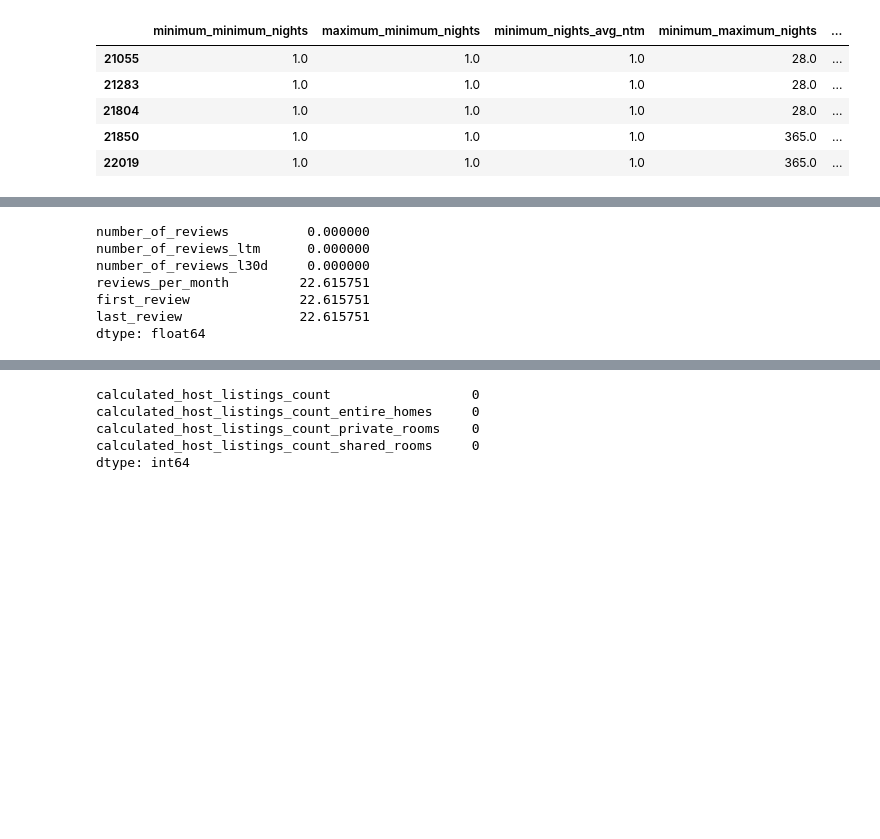
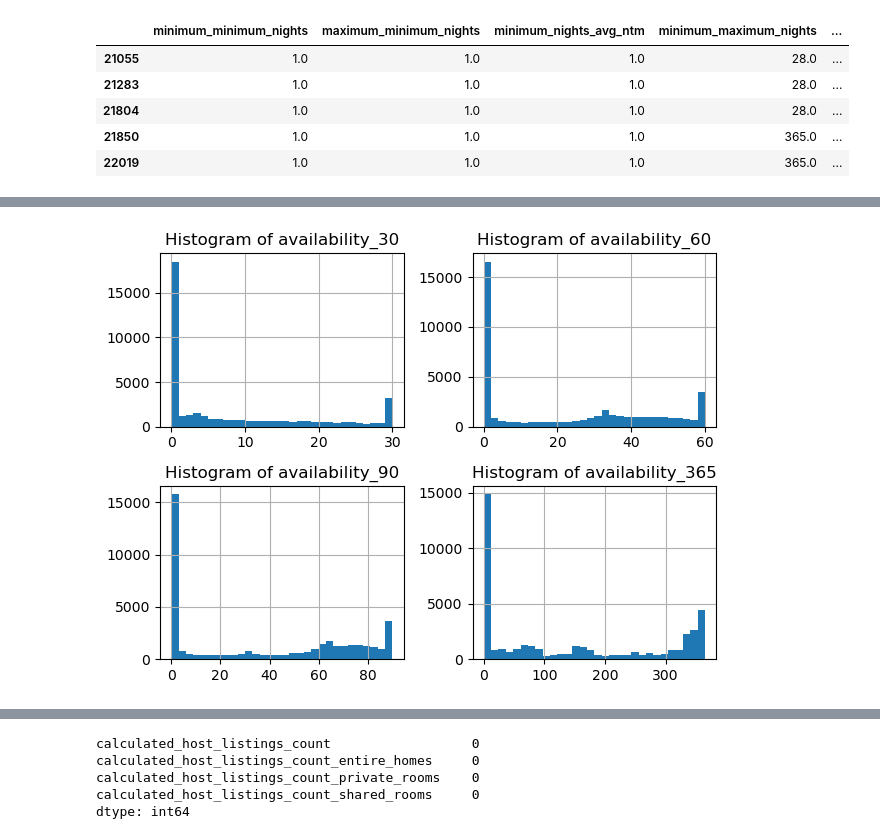
Before and after one commit to harryh5427/AirBnB_Pricing, a Jupyter notebook: AirBnB_Pricing.ipynb, the cells around one changed output, grey strips where cells are left out. Cells and saved outputs as stored; diff of their text form; code cells hidden in the pictures; blank space fills up the shorter version.

```diff
--- a/AirBnB_Pricing.ipynb
+++ b/AirBnB_Pricing.ipynb
@@ -644,12 +640,15 @@ number_of_reviews_l30d    0
 dtype: int64
-# %%
-df[['number_of_reviews', 'number_of_reviews_ltm', 'number_of_reviews_l30d', \
-    'reviews_per_month', 'first_review', 'last_review']].isna().sum()/len(df)*100
-# %% [output]
-number_of_reviews          0.000000
-number_of_reviews_ltm      0.000000
-number_of_reviews_l30d     0.000000
-reviews_per_month         22.615751
-first_review              22.615751
-last_review               22.615751
-dtype: float64
+# %%
+fig, axes = plt.subplots(2, 2)
+df['availability_30'].hist(bins=30, ax=axes[0, 0])
+df['availability_60'].hist(bins=30, ax=axes[0, 1])
+df['availability_90'].hist(bins=30, ax=axes[1, 0])
+df['availability_365'].hist(bins=30, ax=axes[1, 1])
+axes[0, 0].set_title("Histogram of availability_30")
+axes[0, 1].set_title("Histogram of availability_60")
+axes[1, 0].set_title("Histogram of availability_90")
+axes[1, 1].set_title("Histogram of availability_365")
+plt.tight_layout()
+plt.show()
+# %% [output]
+[figure, added]
```
Also changed, not shown: parts of 65 cells of this notebook.
